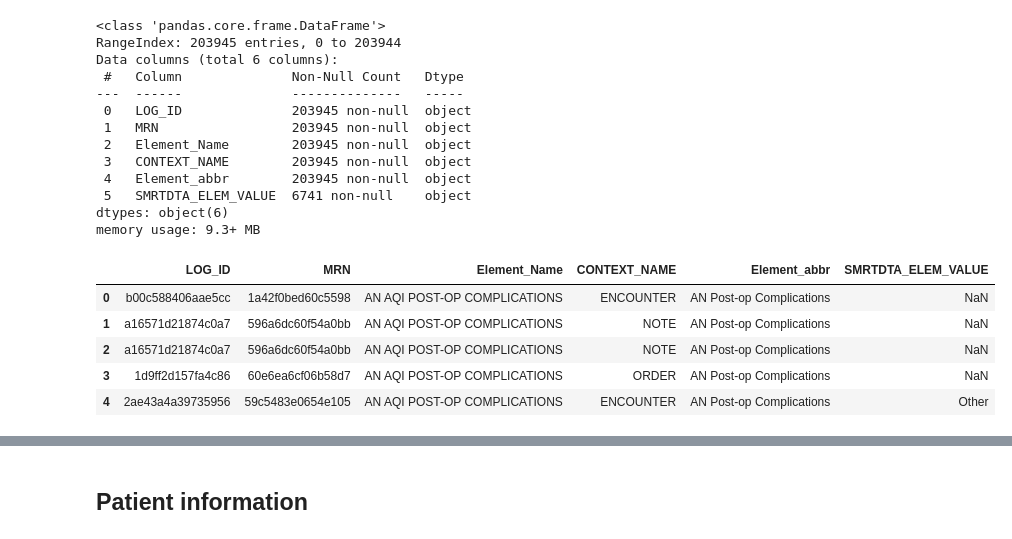
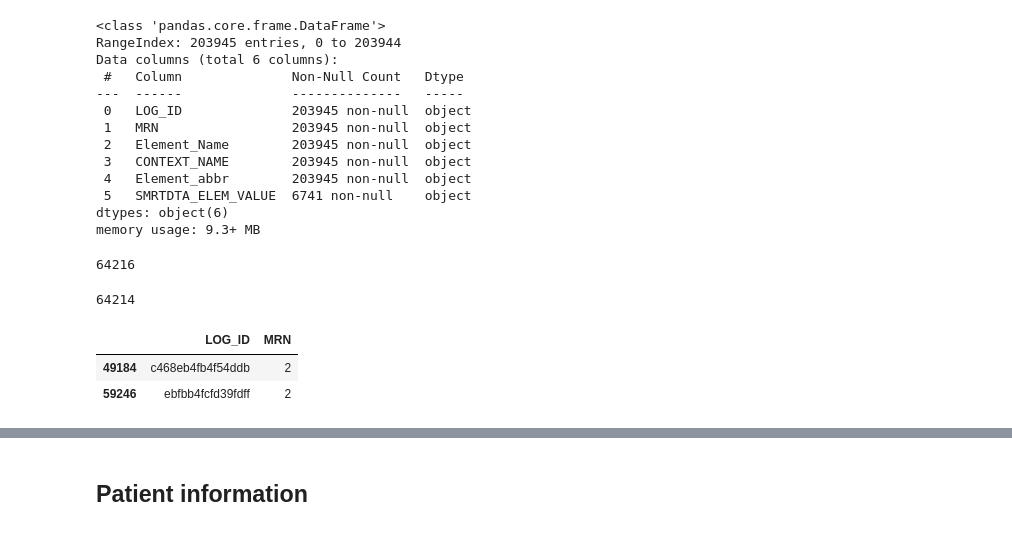
Before and after one commit to MOVER-analysis/MOVER-analysis, a Jupyter notebook: proposal_wrangling_strategy.ipynb, the cells around one changed output, grey strips where cells are left out. Cells and saved outputs as stored; diff of their text form; code cells hidden in the pictures.

```diff
--- a/proposal_wrangling_strategy.ipynb
+++ b/proposal_wrangling_strategy.ipynb
@@ -53,12 +53,18 @@ Data columns (total 6 columns):
  5   SMRTDTA_ELEM_VALUE  6741 non-null    object
 dtypes: object(6)
 memory usage: 9.3+ MB
+# %%
+pat_postop[["LOG_ID", "MRN"]].value_counts().size
+# %% [output]
+64216
+# %%
+pat_postop["LOG_ID"].nunique()
+# %% [output]
+64214
 # %%
-pat_postop.head()
+check_id = pat_postop.groupby('LOG_ID')['MRN'].nunique().reset_index()
+check_id[check_id["MRN"] > 1]
 # %% [output]
-|  | LOG_ID | MRN | Element_Name | CONTEXT_NAME | Element_abbr | SMRTDTA_ELEM_VALUE |
-| 0 | b00c588406aae5cc | 1a42f0bed60c5598 | AN AQI POST-OP COMPLICATIONS | ENCOUNTER | AN Post-op Complications | NaN |
-| 1 | a16571d21874c0a7 | 596a6dc60f54a0bb | AN AQI POST-OP COMPLICATIONS | NOTE | AN Post-op Complications | NaN |
-| 2 | a16571d21874c0a7 | 596a6dc60f54a0bb | AN AQI POST-OP COMPLICATIONS | NOTE | AN Post-op Complications | NaN |
-| 3 | 1d9ff2d157fa4c86 | 60e6ea6cf06b58d7 | AN AQI POST-OP COMPLICATIONS | ORDER | AN Post-op Complications | NaN |
-| 4 | 2ae43a4a39735956 | 59c5483e0654e105 | AN AQI POST-OP COMPLICATIONS | ENCOUNTER | AN Post-op Complications | Other |
+|  | LOG_ID | MRN |
+| 49184 | c468eb4fb4f54ddb | 2 |
+| 59246 | ebfbb4fcfd39fdff | 2 |
```
Also changed, not shown: parts of 7 cells of this notebook.
